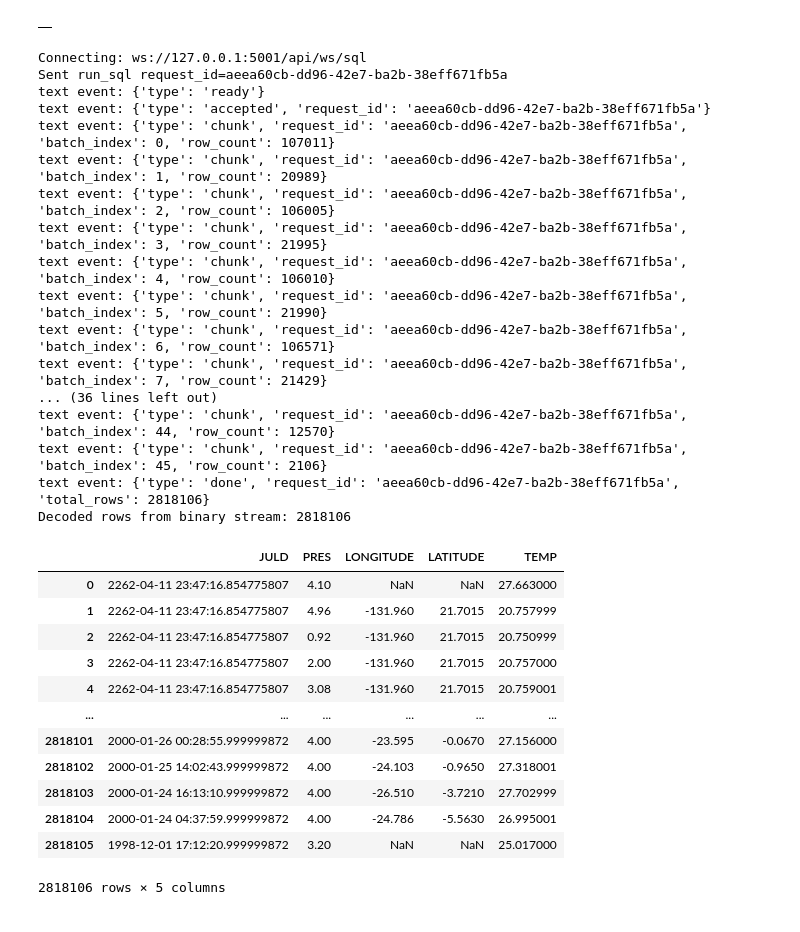
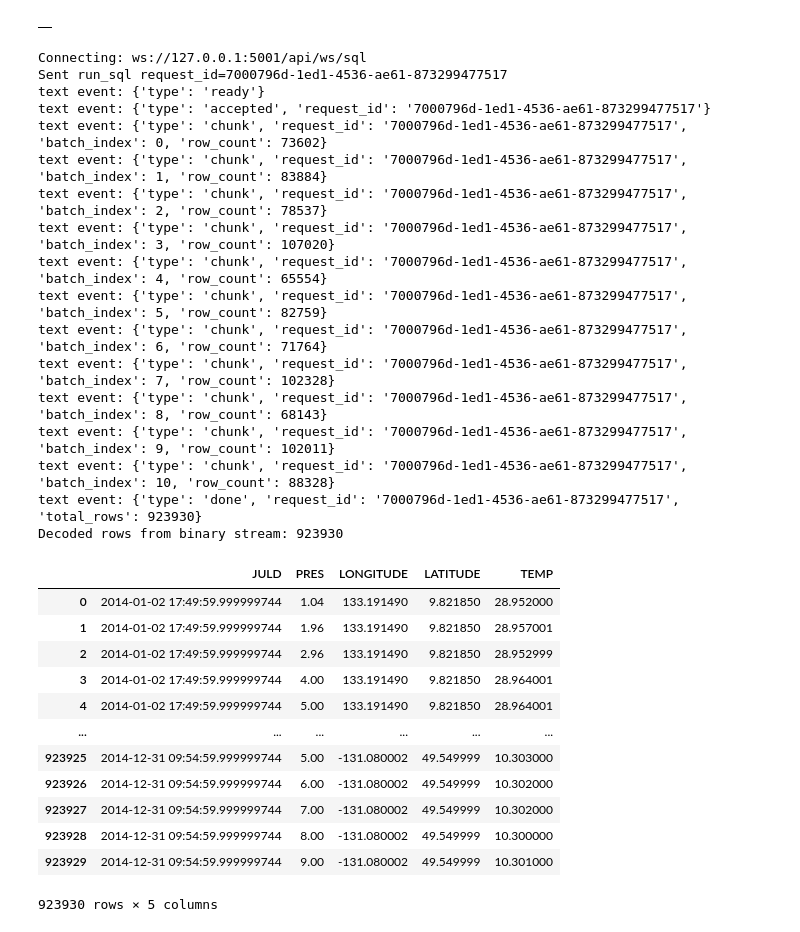
Before and after one commit to maris-development/beacon, a Jupyter notebook: ws_sql_test.ipynb, the cells around one changed output. Drawn from its saved outputs; the diff is of its cells as text; code cells hidden in the pictures.

```diff
--- a/ws_sql_test.ipynb
+++ b/ws_sql_test.ipynb
@@ -276,36 +272,36 @@ Decoded rows from binary stream: 0
 |  |
 # %%
 # Example usage: add more cells like this and call run_sql(...)
-df = await run_sql("SELECT JULD, PRES, LONGITUDE, LATITUDE, TEMP FROM example WHERE PRES < 5 AND TEMP IS NOT NULL ORDER BY JULD DESC")
+df = await run_sql("SELECT JULD, PRES, LONGITUDE, LATITUDE, TEMP FROM example WHERE PRES < 10 AND TEMP IS NOT NULL AND JULD > '2014-01-01T00:00:00' AND JULD < '2014-12-31T23:59:59'")
 df
 # %% [output]
 Connecting: ws://127.0.0.1:5001/api/ws/sql
-Sent run_sql request_id=aeea60cb-dd96-42e7-ba2b-38eff671fb5a
+Sent run_sql request_id=7000796d-1ed1-4536-ae61-873299477517
 text event: {'type': 'ready'}
-text event: {'type': 'accepted', 'request_id': 'aeea60cb-dd96-42e7-ba2b-38eff671fb5a'}
-text event: {'type': 'chunk', 'request_id': 'aeea60cb-dd96-42e7-ba2b-38eff671fb5a', 'batch_index': 0, 'row_count': 107011}
-text event: {'type': 'chunk', 'request_id': 'aeea60cb-dd96-42e7-ba2b-38eff671fb5a', 'batch_index': 1, 'row_count': 20989}
-text event: {'type': 'chunk', 'request_id': 'aeea60cb-dd96-42e7-ba2b-38eff671fb5a', 'batch_index': 2, 'row_count': 106005}
-text event: {'type': 'chunk', 'request_id': 'aeea60cb-dd96-42e7-ba2b-38eff671fb5a', 'batch_index': 3, 'row_count': 21995}
-text event: {'type': 'chunk', 'request_id': 'aeea60cb-dd96-42e7-ba2b-38eff671fb5a', 'batch_index': 4, 'row_count': 106010}
-text event: {'type': 'chunk', 'request_id': 'aeea60cb-dd96-42e7-ba2b-38eff671fb5a', 'batch_index': 5, 'row_count': 21990}
-text event: {'type': 'chunk', 'request_id': 'aeea60cb-dd96-42e7-ba2b-38eff671fb5a', 'batch_index': 6, 'row_count': 106571}
-text event: {'type': 'chunk', 'request_id': 'aeea60cb-dd96-42e7-ba2b-38eff671fb5a', 'batch_index': 7, 'row_count': 21429}
-... (36 lines left out)
-text event: {'type': 'chunk', 'request_id': 'aeea60cb-dd96-42e7-ba2b-38eff671fb5a', 'batch_index': 44, 'row_count': 12570}
-text event: {'type': 'chunk', 'request_id': 'aeea60cb-dd96-42e7-ba2b-38eff671fb5a', 'batch_index': 45, 'row_count': 2106}
-text event: {'type': 'done', 'request_id': 'aeea60cb-dd96-42e7-ba2b-38eff671fb5a', 'total_rows': 2818106}
-Decoded rows from binary stream: 2818106
+text event: {'type': 'accepted', 'request_id': '7000796d-1ed1-4536-ae61-873299477517'}
+text event: {'type': 'chunk', 'request_id': '7000796d-1ed1-4536-ae61-873299477517', 'batch_index': 0, 'row_count': 73602}
+text event: {'type': 'chunk', 'request_id': '7000796d-1ed1-4536-ae61-873299477517', 'batch_index': 1, 'row_count': 83884}
+text event: {'type': 'chunk', 'request_id': '7000796d-1ed1-4536-ae61-873299477517', 'batch_index': 2, 'row_count': 78537}
+text event: {'type': 'chunk', 'request_id': '7000796d-1ed1-4536-ae61-873299477517', 'batch_index': 3, 'row_count': 107020}
+text event: {'type': 'chunk', 'request_id': '7000796d-1ed1-4536-ae61-873299477517', 'batch_index': 4, 'row_count': 65554}
+text event: {'type': 'chunk', 'request_id': '7000796d-1ed1-4536-ae61-873299477517', 'batch_index': 5, 'row_count': 82759}
+text event: {'type': 'chunk', 'request_id': '7000796d-1ed1-4536-ae61-873299477517', 'batch_index': 6, 'row_count': 71764}
+text event: {'type': 'chunk', 'request_id': '7000796d-1ed1-4536-ae61-873299477517', 'batch_index': 7, 'row_count': 102328}
+text event: {'type': 'chunk', 'request_id': '7000796d-1ed1-4536-ae61-873299477517', 'batch_index': 8, 'row_count': 68143}
+text event: {'type': 'chunk', 'request_id': '7000796d-1ed1-4536-ae61-873299477517', 'batch_index': 9, 'row_count': 102011}
+text event: {'type': 'chunk', 'request_id': '7000796d-1ed1-4536-ae61-873299477517', 'batch_index': 10, 'row_count': 88328}
+text event: {'type': 'done', 'request_id': '7000796d-1ed1-4536-ae61-873299477517', 'total_rows': 923930}
+Decoded rows from binary stream: 923930
 |  | JULD | PRES | LONGITUDE | LATITUDE | TEMP |
-| 0 | 2262-04-11 23:47:16.854775807 | 4.10 | NaN | NaN | 27.663000 |
-| 1 | 2262-04-11 23:47:16.854775807 | 4.96 | -131.960 | 21.7015 | 20.757999 |
-| 2 | 2262-04-11 23:47:16.854775807 | 0.92 | -131.960 | 21.7015 | 20.750999 |
-| 3 | 2262-04-11 23:47:16.854775807 | 2.00 | -131.960 | 21.7015 | 20.757000 |
-| 4 | 2262-04-11 23:47:16.854775807 | 3.08 | -131.960 | 21.7015 | 20.759001 |
+| 0 | 2014-01-02 17:49:59.999999744 | 1.04 | 133.191490 | 9.821850 | 28.952000 |
+| 1 | 2014-01-02 17:49:59.999999744 | 1.96 | 133.191490 | 9.821850 | 28.957001 |
+| 2 | 2014-01-02 17:49:59.999999744 | 2.96 | 133.191490 | 9.821850 | 28.952999 |
+| 3 | 2014-01-02 17:49:59.999999744 | 4.00 | 133.191490 | 9.821850 | 28.964001 |
+| 4 | 2014-01-02 17:49:59.999999744 | 5.00 | 133.191490 | 9.821850 | 28.964001 |
 | ... | ... | ... | ... | ... | ... |
-| 2818101 | 2000-01-26 00:28:55.999999872 | 4.00 | -23.595 | -0.0670 | 27.156000 |
-| 2818102 | 2000-01-25 14:02:43.999999872 | 4.00 | -24.103 | -0.9650 | 27.318001 |
-| 2818103 | 2000-01-24 16:13:10.999999872 | 4.00 | -26.510 | -3.7210 | 27.702999 |
-| 2818104 | 2000-01-24 04:37:59.999999872 | 4.00 | -24.786 | -5.5630 | 26.995001 |
-| 2818105 | 1998-12-01 17:12:20.999999872 | 3.20 | NaN | NaN | 25.017000 |
+| 923925 | 2014-12-31 09:54:59.999999744 | 5.00 | -131.080002 | 49.549999 | 10.303000 |
+| 923926 | 2014-12-31 09:54:59.999999744 | 6.00 | -131.080002 | 49.549999 | 10.302000 |
+| 923927 | 2014-12-31 09:54:59.999999744 | 7.00 | -131.080002 | 49.549999 | 10.302000 |
+| 923928 | 2014-12-31 09:54:59.999999744 | 8.00 | -131.080002 | 49.549999 | 10.300000 |
+| 923929 | 2014-12-31 09:54:59.999999744 | 9.00 | -131.080002 | 49.549999 | 10.301000 |
-2818106 rows × 5 columns
+923930 rows × 5 columns
```
Also changed, not shown: parts of 4 cells of this notebook, 12 other files.
